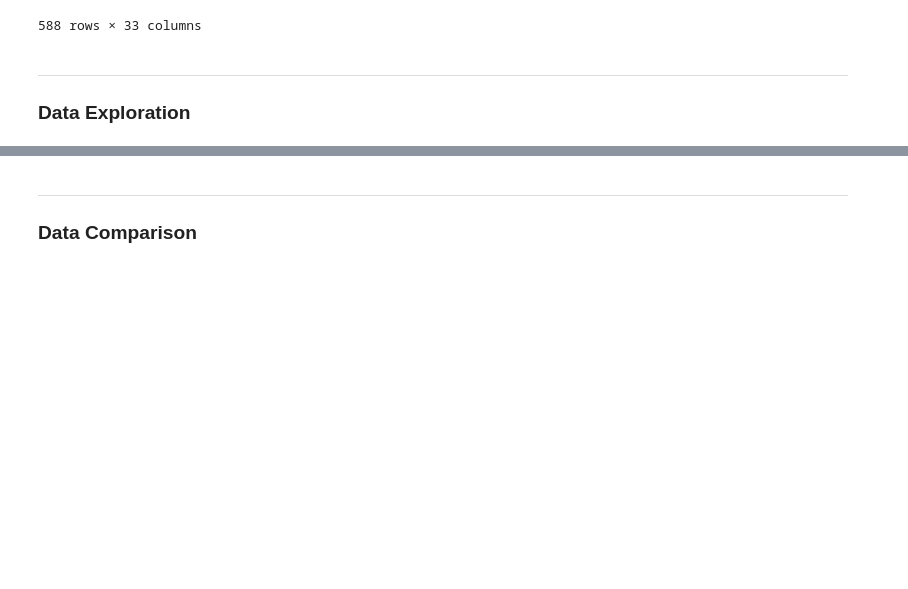
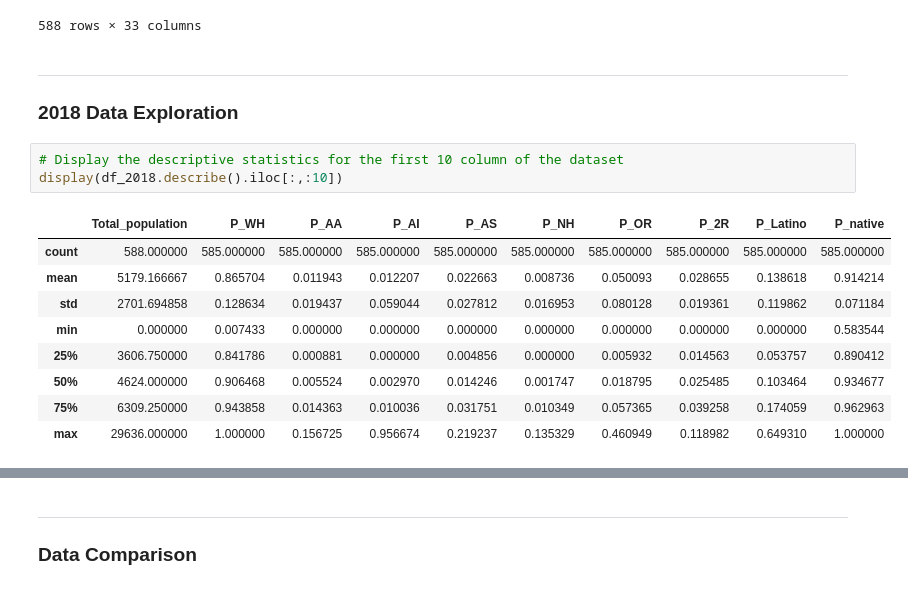
Before and after one commit to Jonathan-Himes/SDOH-GroupProject, a Jupyter notebook: Final Project-Master.ipynb, the cells around one changed output, grey strips where cells are left out. Drawn from its saved outputs; the diff is of its cells as text; blank space fills up the shorter version.

```diff
--- a/Final Project-Master.ipynb
+++ b/Final Project-Master.ipynb
@@ -682,4 +677,17 @@ df_2019
 # %% [markdown]
 ___
 <a id='data_exp'></a>
-### Data Exploration
+### 2018 Data Exploration
+# %%
+# Display the descriptive statistics for the first 10 column of the dataset
+display(df_2018.describe().iloc[:,:10])
+# %% [output]
+|  | Total_population | P_WH | P_AA | P_AI | P_AS | P_NH | P_OR | P_2R | P_Latino | P_native |
+| count | 588.000000 | 585.000000 | 585.000000 | 585.000000 | 585.000000 | 585.000000 | 585.000000 | 585.000000 | 585.000000 | 585.000000 |
+| mean | 5179.166667 | 0.865704 | 0.011943 | 0.012207 | 0.022663 | 0.008736 | 0.050093 | 0.028655 | 0.138618 | 0.914214 |
+| std | 2701.694858 | 0.128634 | 0.019437 | 0.059044 | 0.027812 | 0.016953 | 0.080128 | 0.019361 | 0.119862 | 0.071184 |
+| min | 0.000000 | 0.007433 | 0.000000 | 0.000000 | 0.000000 | 0.000000 | 0.000000 | 0.000000 | 0.000000 | 0.583544 |
+| 25% | 3606.750000 | 0.841786 | 0.000881 | 0.000000 | 0.004856 | 0.000000 | 0.005932 | 0.014563 | 0.053757 | 0.890412 |
+| 50% | 4624.000000 | 0.906468 | 0.005524 | 0.002970 | 0.014246 | 0.001747 | 0.018795 | 0.025485 | 0.103464 | 0.934677 |
+| 75% | 6309.250000 | 0.943858 | 0.014363 | 0.010036 | 0.031751 | 0.010349 | 0.057365 | 0.039258 | 0.174059 | 0.962963 |
+| max | 29636.000000 | 1.000000 | 0.156725 | 0.956674 | 0.219237 | 0.135329 | 0.460949 | 0.118982 | 0.649310 | 1.000000 |
```
Also changed, not shown: parts of 10 cells of this notebook.
